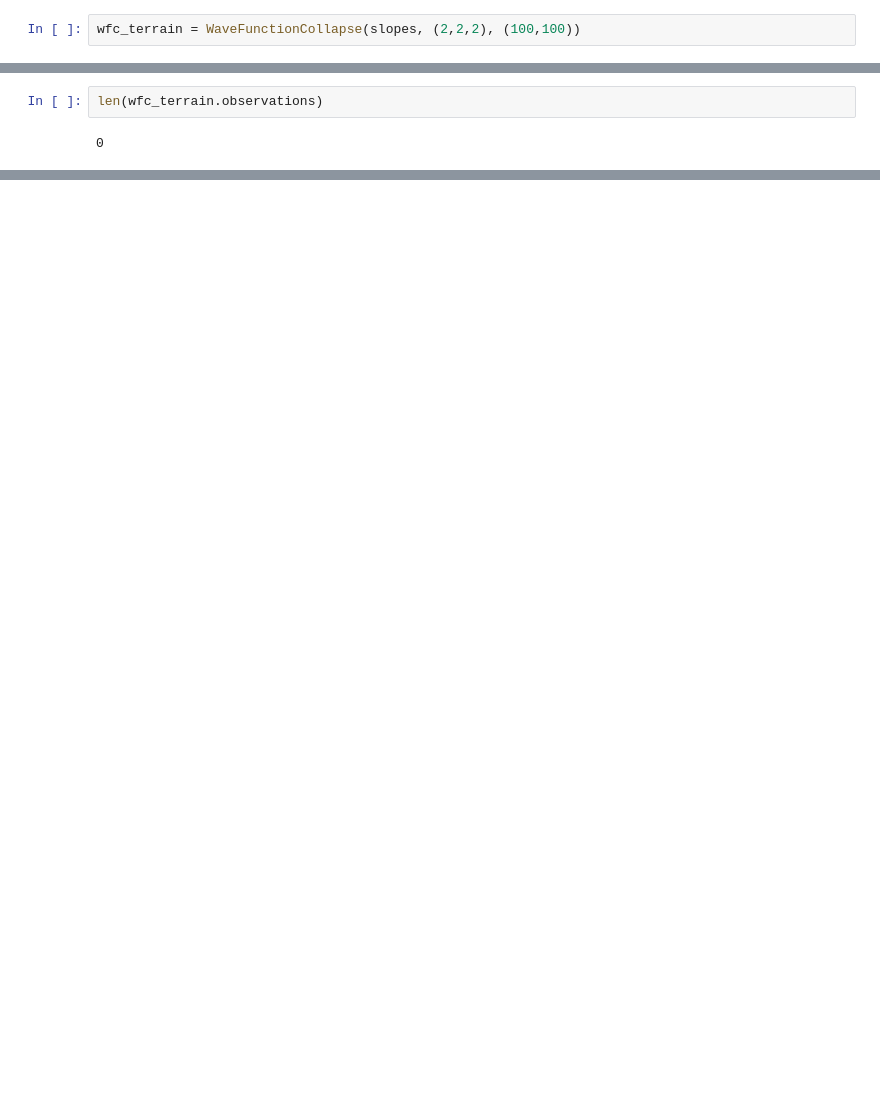
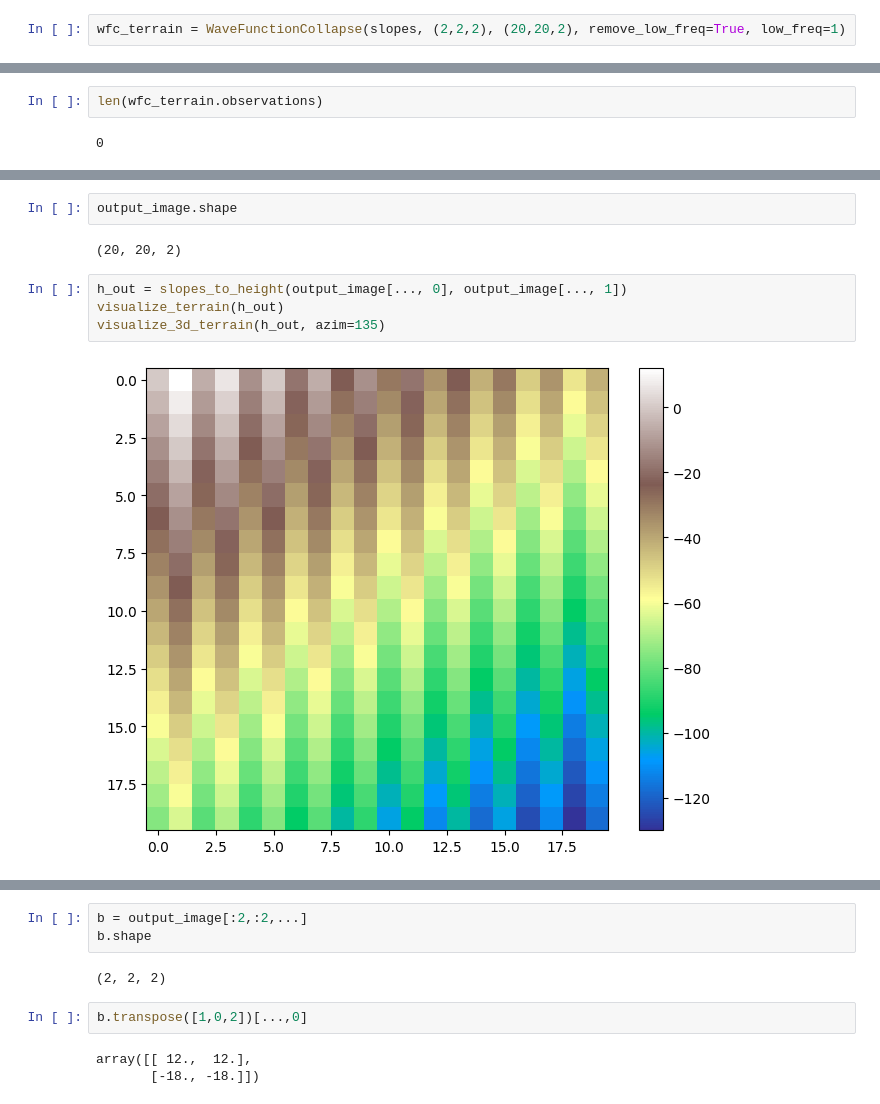
Before and after one commit to parsadaj/WaveFunctionCollapse, a Jupyter notebook: terrain_wfc.ipynb, the cells around one changed output, grey strips where cells are left out. Cells and saved outputs as stored; diff of their text form; blank space fills up the shorter version.

```diff
--- a/terrain_wfc.ipynb
+++ b/terrain_wfc.ipynb
@@ -124,5 +126,5 @@ slopes.shape
 # %%
-wfc_terrain = WaveFunctionCollapse(slopes, (2,2,2), (100,100))
+wfc_terrain = WaveFunctionCollapse(slopes, (2,2,2), (20,20,2), remove_low_freq=True, low_freq=1)
 # %%
 paa = list(wfc_terrain.patterns)
 len(paa)
@@ -145,0 +159,10 @@ KeyboardInterrupt:
+# %%
+output_image.shape
+# %% [output]
+(20, 20, 2)
+# %%
+h_out = slopes_to_height(output_image[..., 0], output_image[..., 1])
+visualize_terrain(h_out)
+visualize_3d_terrain(h_out, azim=135)
+# %% [output]
+[figure, added]
@@ -145,0 +170,10 @@ KeyboardInterrupt:
+# %%
+b = output_image[:2,:2,...]
+b.shape
+# %% [output]
+(2, 2, 2)
+# %%
+b.transpose([1,0,2])[...,0]
+# %% [output]
+array([[ 12.,  12.],
+       [-18., -18.]])
```
Also changed, not shown: parts of 10 cells of this notebook, 3 other files.
